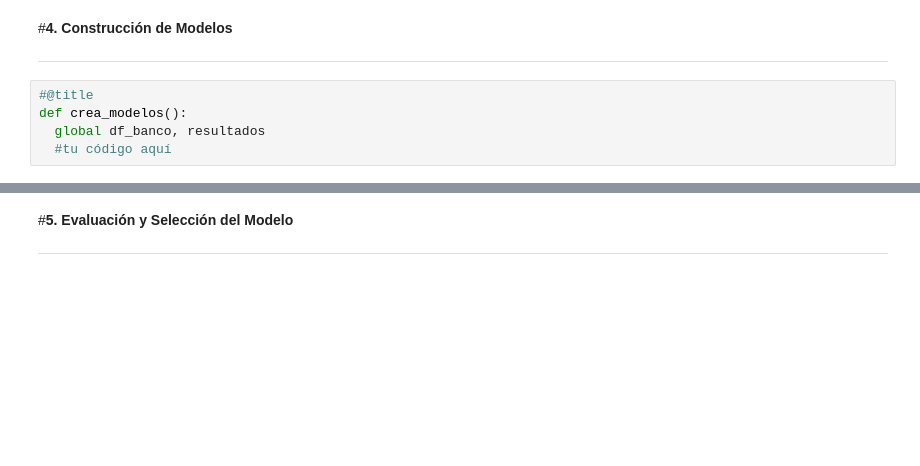
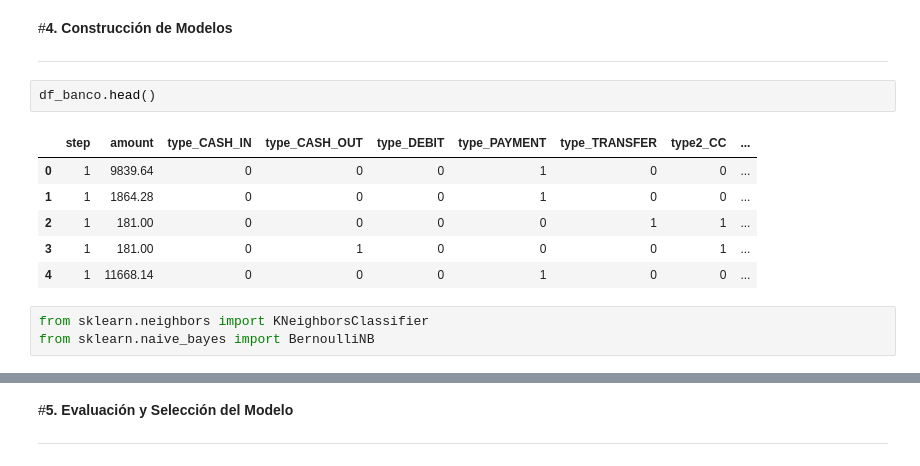
Before and after one commit to SebastianBenini/Financial_Fraud_Detection, a Jupyter notebook: Financial_Fraud_Detection.ipynb, the cells around one changed output, grey strips where cells are left out. Saved outputs shown, nothing was run; the diff lists cells and outputs as text; blank space fills up the shorter version.

```diff
--- a/Financial_Fraud_Detection.ipynb
+++ b/Financial_Fraud_Detection.ipynb
@@ -249,8 +249,15 @@ ProfileReport(df_banco)
 
 
 ---
-# %%
-#@title
-def crea_modelos():
-  global df_banco, resultados
-  #tu código aquí
+# %%
+df_banco.head()
+# %% [output]
+|  | step | amount | type_CASH_IN | type_CASH_OUT | type_DEBIT | type_PAYMENT | type_TRANSFER | type2_CC | ... |
+| 0 | 1 | 9839.64 | 0 | 0 | 0 | 1 | 0 | 0 | ... |
+| 1 | 1 | 1864.28 | 0 | 0 | 0 | 1 | 0 | 0 | ... |
+| 2 | 1 | 181.00 | 0 | 0 | 0 | 0 | 1 | 1 | ... |
+| 3 | 1 | 181.00 | 0 | 1 | 0 | 0 | 0 | 1 | ... |
+| 4 | 1 | 11668.14 | 0 | 0 | 0 | 1 | 0 | 0 | ... |
+# %%
+from sklearn.neighbors import KNeighborsClassifier
+from sklearn.naive_bayes import BernoulliNB
```
Also changed, not shown: parts of 9 cells of this notebook.
